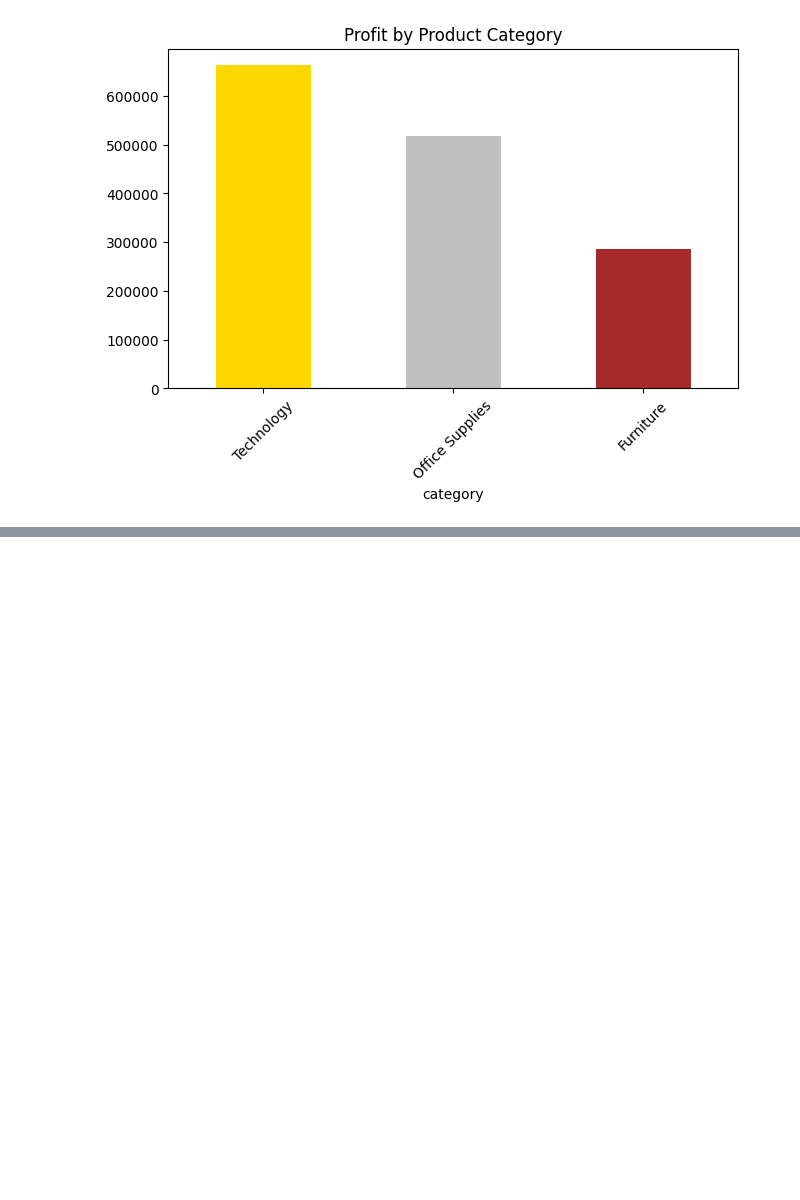
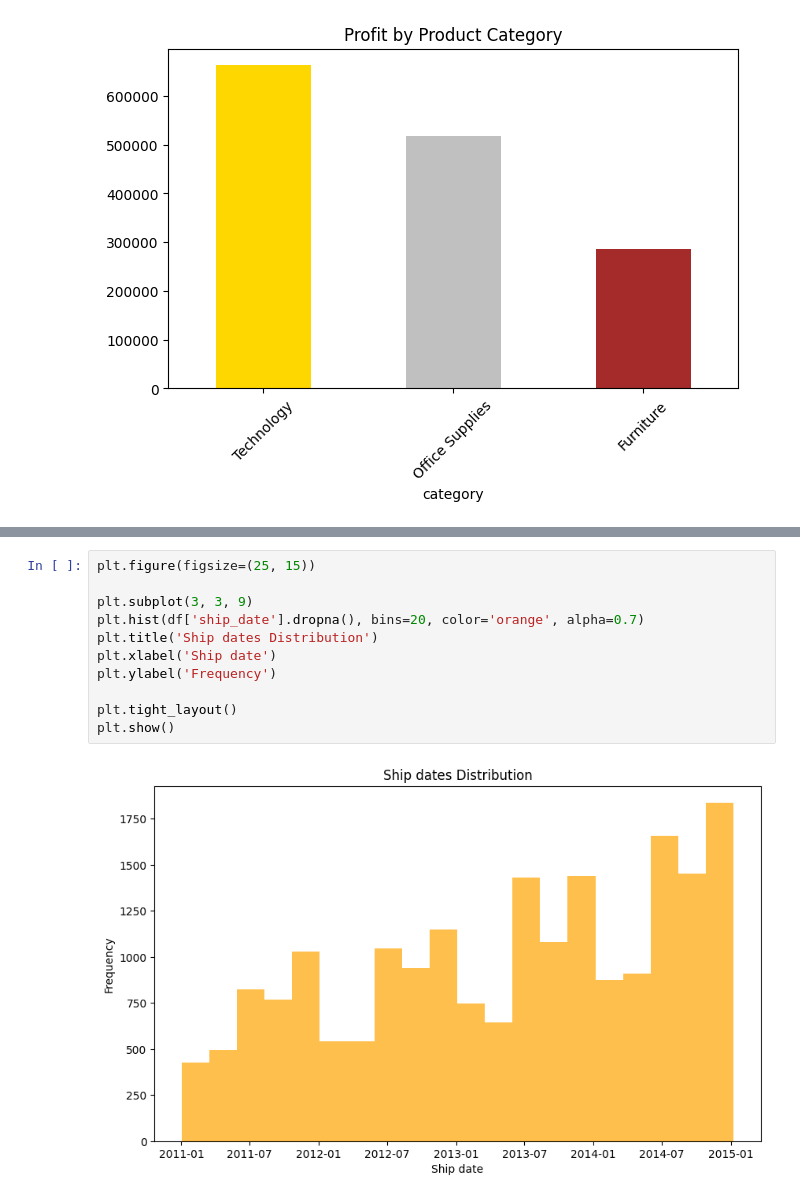
Before and after one commit to HimashMadushanka/Sales_Performance_Analysis, a Jupyter notebook: notebook/Sales_Performance_Analysis.ipynb, the cells around one changed output, grey strips where cells are left out. Drawn from its saved outputs; the diff is of its cells as text; blank space fills up the shorter version.

```diff
--- a/notebook/Sales_Performance_Analysis.ipynb
+++ b/notebook/Sales_Performance_Analysis.ipynb
@@ -163,0 +201,13 @@ plt.show()
+# %%
+plt.figure(figsize=(25, 15))
+
+plt.subplot(3, 3, 9)
+plt.hist(df['ship_date'].dropna(), bins=20, color='orange', alpha=0.7)
+plt.title('Ship dates Distribution')
+plt.xlabel('Ship date')
+plt.ylabel('Frequency')
+
+plt.tight_layout()
+plt.show()
+# %% [output]
+[figure, added]
```
Also changed, not shown: parts of 7 cells of this notebook.
